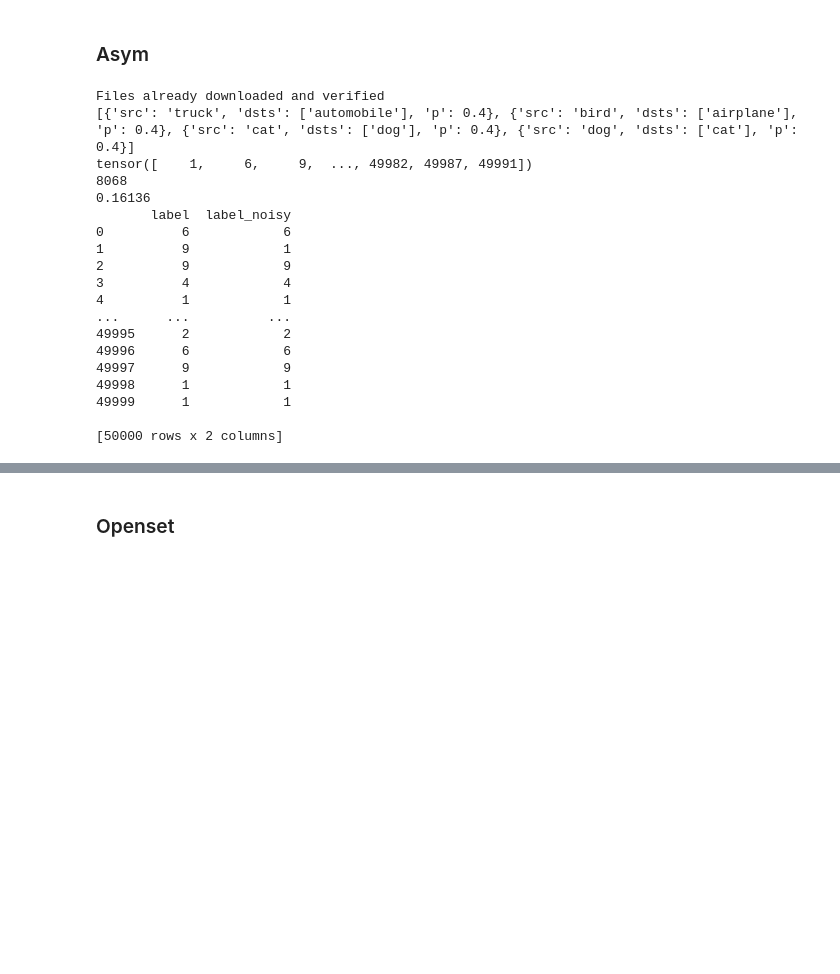
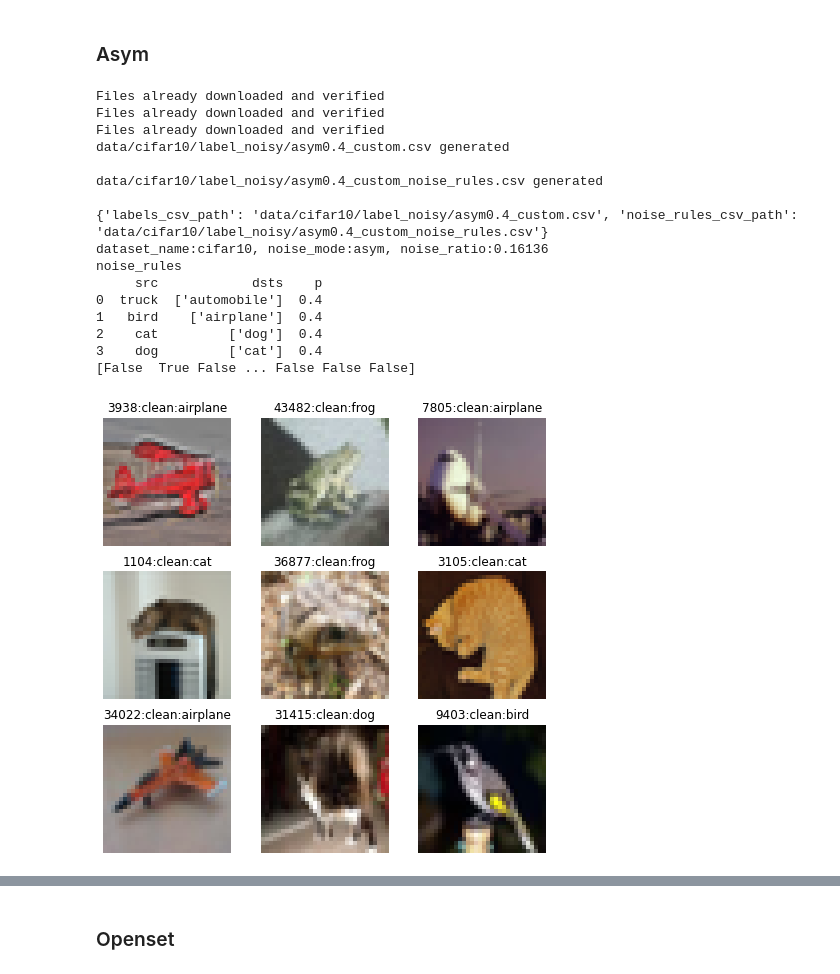
Before and after one commit to mark-antal-csizmadia/re-sln, a Jupyter notebook: scratch.ipynb, the cells around one changed output, grey strips where cells are left out. Drawn from its saved outputs; the diff is of its cells as text; code cells hidden in the pictures; blank space fills up the shorter version.

```diff
--- a/scratch.ipynb
+++ b/scratch.ipynb
@@ -415,43 +555,51 @@ tensor([    0,     1,     3,  ..., 49992, 49993, 49998])
 ### Asym
 # %%
 dataset_name = "cifar10"
-train_dataset = datasets.CIFAR10(os.path.join(datapath, dataset_name), train=True, transform=transforms.ToTensor(), download=True)
-noise_rules = make_asym_noise_rules(dataset_name, train_dataset)
+
+if dataset_name == "cifar10":
+    train_transform = transforms.Compose([transforms.RandomCrop(32, padding=4),
+                                          transforms.RandomHorizontalFlip(),
+                                          transforms.ToTensor(),
+                                          transforms.Normalize((0.4914, 0.4822, 0.4465), (0.2023, 0.1994, 0.2010))])
+
+    test_transform = transforms.Compose([transforms.ToTensor(), transforms.Normalize((0.4914, 0.4822, 0.4465), (0.2023, 0.1994, 0.2010))])
+
+    train_dataset = datasets.CIFAR10(os.path.join(datapath, dataset_name), train=True, transform=train_transform, download=True)
+    train_dataset_viz = datasets.CIFAR10(os.path.join(datapath, dataset_name), train=True, transform=transforms.ToTensor(), download=True)
+    test_dataset = datasets.CIFAR10(os.path.join(datapath, dataset_name), train=False, transform=test_transform)
+
+p = 0.4
+noise_mode = "asym"
+
+kwargs = make_inherent_label_noise(datapath=datapath, dataset_name=dataset_name, noise_mode=noise_mode, p=p, seed=123)
+print(kwargs)
+targets_clean = train_dataset.targets
+train_dataset, indices_noisy, noise_rules = add_inherent_label_noise(datapath, dataset_name, noise_mode, train_dataset, **kwargs)
+train_dataset_viz.targets = train_dataset.targets
+
+print(f"dataset_name:{dataset_name}, noise_mode:{noise_mode}, noise_ratio:{indices_noisy.sum() / len(train_dataset.targets)}")
+print("noise_rules")
 print(noise_rules)
+print(indices_noisy)
 
-targets = torch.tensor(train_dataset.targets)
-noisy_targets = targets.detach().clone()
-
-for noise_rule in noise_rules:
-    indices_per_rule, dirty_indicator_indices_per_rule, noisy_targets_per_rule = \
-        make_sym_asym_noise(train_dataset, noise_rule["src"], noise_rule["dsts"], noise_rule["p"], seed=123)
-    noisy_targets[indices_per_rule] = noisy_targets_per_rule[indices_per_rule]
-
-print(torch.where(targets != noisy_targets)[0])
-print(torch.where(targets != noisy_targets)[0].size(dim=0))
-print(torch.where(targets != noisy_targets)[0].size(dim=0) / targets.size(dim=0))
-
-df = pd.DataFrame(data={"label": targets.numpy(), "label_noisy": noisy_targets.numpy()})
-print(df)
-path_to_csv = "data/cifar10/label_noisy/asym0.4_custom.csv"
-df.to_csv(path_to_csv, index=False)
+show_imgs(class_to_idx_list=list(train_dataset.class_to_idx.keys()), train_dataset=train_dataset_viz)
+show_imgs(class_to_idx_list=list(train_dataset.class_to_idx.keys()), train_dataset=train_dataset_viz,
+          targets_clean=targets_clean, indices_noisy=indices_noisy)
 # %% [output]
 Files already downloaded and verified
-[{'src': 'truck', 'dsts': ['automobile'], 'p': 0.4}, {'src': 'bird', 'dsts': ['airplane'], 'p': 0.4}, {'src': 'cat', 'dsts': ['dog'], 'p': 0.4}, {'src': 'dog', 'dsts': ['cat'], 'p': 0.4}]
-tensor([    1,     6,     9,  ..., 49982, 49987, 49991])
-8068
-0.16136
-       label  label_noisy
-0          6            6
-1          9            1
-2          9            9
-3          4            4
-4          1            1
-...      ...          ...
-49995      2            2
-49996      6            6
-49997      9            9
-49998      1            1
-49999      1            1
+Files already downloaded and verified
+Files already downloaded and verified
+data/cifar10/label_noisy/asym0.4_custom.csv generated
 
-[50000 rows x 2 columns]
+data/cifar10/label_noisy/asym0.4_custom_noise_rules.csv generated
+
+{'labels_csv_path': 'data/cifar10/label_noisy/asym0.4_custom.csv', 'noise_rules_csv_path': 'data/cifar10/label_noisy/asym0.4_custom_noise_rules.csv'}
+dataset_name:cifar10, noise_mode:asym, noise_ratio:0.16136
+noise_rules
+     src            dsts    p
+0  truck  ['automobile']  0.4
+1   bird    ['airplane']  0.4
+2    cat         ['dog']  0.4
+3    dog         ['cat']  0.4
+[False  True False ... False False False]
+[figure, added]
```
Also changed, not shown: parts of 13 cells of this notebook, 12 other files.
